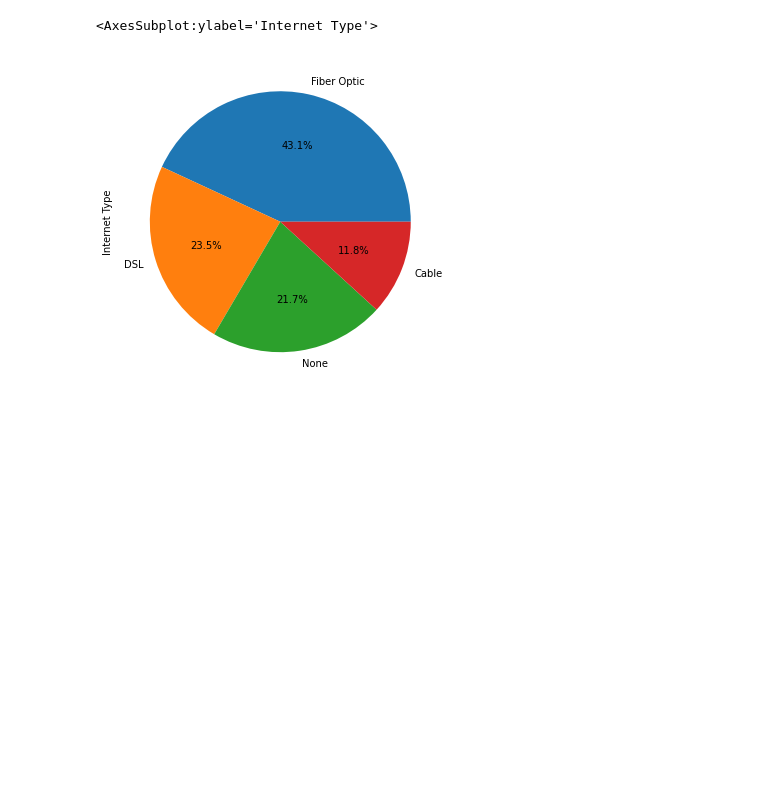
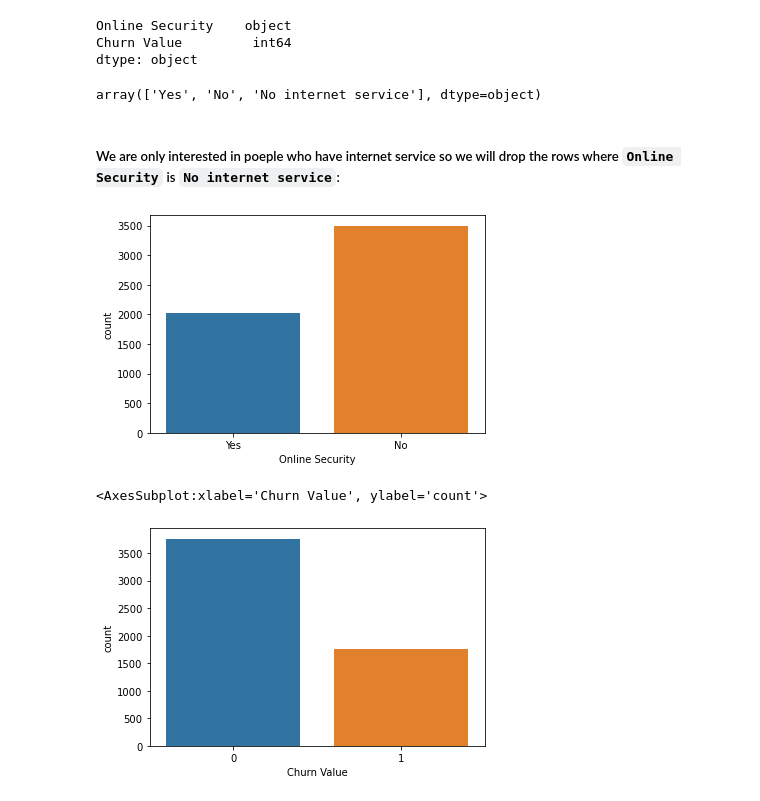
Before and after one commit to Ahmedmma72/Customer-Churn-Analysis-For-Telecommunication, a Jupyter notebook: Q6/q6.ipynb, the cells around one changed output. Cells and saved outputs as stored; diff of their text form; code cells hidden in the pictures; blank space fills up the shorter version.

```diff
--- a/Q6/q6.ipynb
+++ b/Q6/q6.ipynb
@@ -72,6 +47,13 @@ sns.countplot(x='Internet Type', data=dataset)
-# %%
-# make a pie chart of internet type
-internet_type.value_counts().plot(kind='pie', autopct='%1.1f%%', figsize=(6, 6))
-# %% [output]
-<AxesSubplot:ylabel='Internet Type'>
-[figure, removed]
+# %%
+dataset.dtypes
+# %% [output]
+Online Security    object
+Churn Value         int64
+dtype: object
+# %%
+# checking the unique values in the Online Security column
+dataset['Online Security'].unique()
+# %% [output]
+array(['Yes', 'No', 'No internet service'], dtype=object)
+# %% [markdown]
+##### We are only interested in poeple who have internet service so we will drop the rows where `Online Security` is `No internet service`:
@@ -78 +63,12 @@ internet_type.value_counts().plot(kind='pie', autopct='%1.1f%%', figsize=(6, 6))
+# %%
+# visualize the distribution of the Online Security
+sns.countplot(x='Online Security', data=dataset)
+plt.show()
+
+# visualize the distribution of the Churn Value
+sns.countplot(x='Churn Value', data=dataset)
+# %% [output]
+[figure, added]
+<AxesSubplot:xlabel='Churn Value', ylabel='count'>
+[figure, added]
 # %%
```
Also changed, not shown: parts of 28 cells of this notebook, 5 other files.
